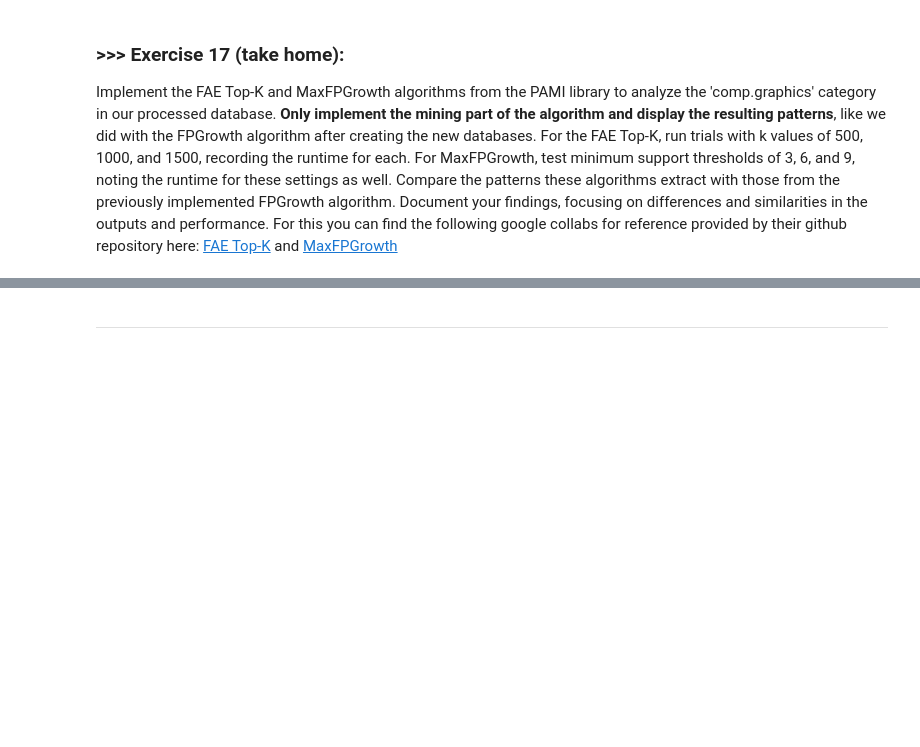
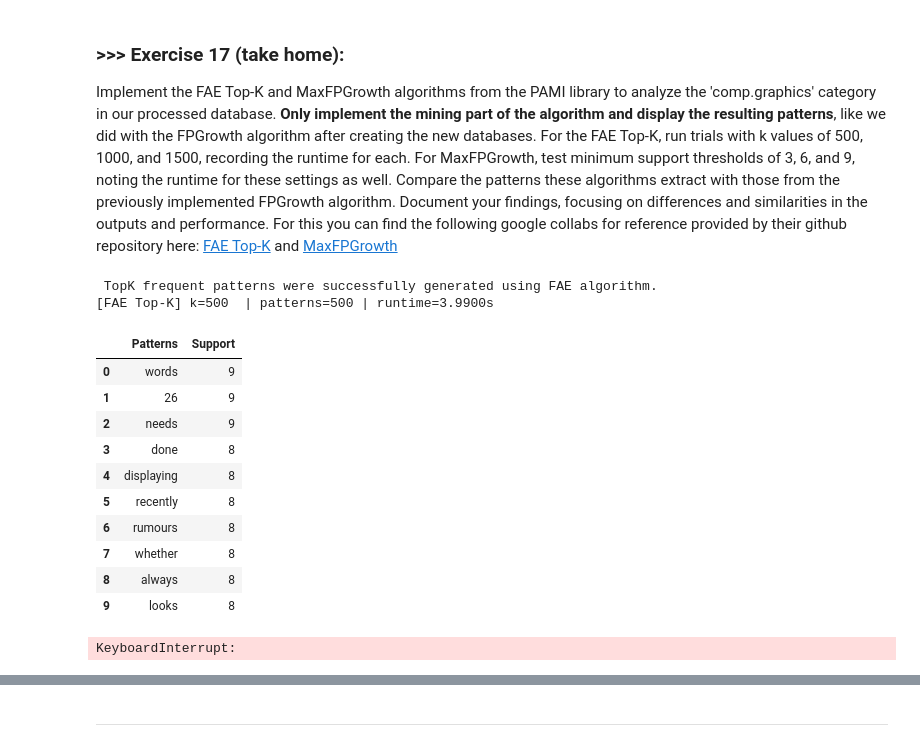
Before and after one commit to zzz318418/DM2025-Lab1-Exercise, a Jupyter notebook: DM2025-Lab1-Master.ipynb, the cells around one changed output, grey strips where cells are left out. Drawn from its saved outputs; the diff is of its cells as text; code cells hidden in the pictures; blank space fills up the shorter version.

```diff
--- a/DM2025-Lab1-Master.ipynb
+++ b/DM2025-Lab1-Master.ipynb
@@ -2095,0 +2111,40 @@ Implement the FAE Top-K and MaxFPGrowth algorithms from the PAMI library to anal
+# %%
+import pandas as pd
+from time import perf_counter
+
+# 兼容不同版本的匯入寫法（有些版本路徑或名稱會微調）
+try:
+    from PAMI.frequentPattern.topk import FAE as FAEAlg
+except ImportError:
+    # 一些版本可能是 TopK/FAE 或 basic/topk/FAE，留作備援
+    from PAMI.frequentPattern.topk.FAE import FAE as FAEAlg
+
+def run_fae_topk(iFile, k):
+    alg = FAEAlg.FAE(iFile=iFile, k=k)
+    alg.mine()
+    df = alg.getPatternsAsDataFrame()
+    runtime = alg.getRuntime()
+    print(f"[FAE Top-K] k={k}  | patterns={len(df)} | runtime={runtime:.4f}s")
+    # 看前10筆
+    display(df.head(10))
+    return df, runtime
+
+topk_results = {}
+for k in [500, 1000, 1500]:
+    df_k, rt_k = run_fae_topk('td_freq_db_comp_graphics.csv', k)
+    topk_results[k] = {"df": df_k, "runtime": rt_k}
+# %% [output]
+ TopK frequent patterns were successfully generated using FAE algorithm.
+[FAE Top-K] k=500  | patterns=500 | runtime=3.9900s
+|  | Patterns | Support |
+| 0 | words | 9 |
+| 1 | 26 | 9 |
+| 2 | needs | 9 |
+| 3 | done | 8 |
+| 4 | displaying | 8 |
+| 5 | recently | 8 |
+| 6 | rumours | 8 |
+| 7 | whether | 8 |
+| 8 | always | 8 |
+| 9 | looks | 8 |
+KeyboardInterrupt:
```
Also changed, not shown: parts of 27 cells of this notebook, 3 other files.
